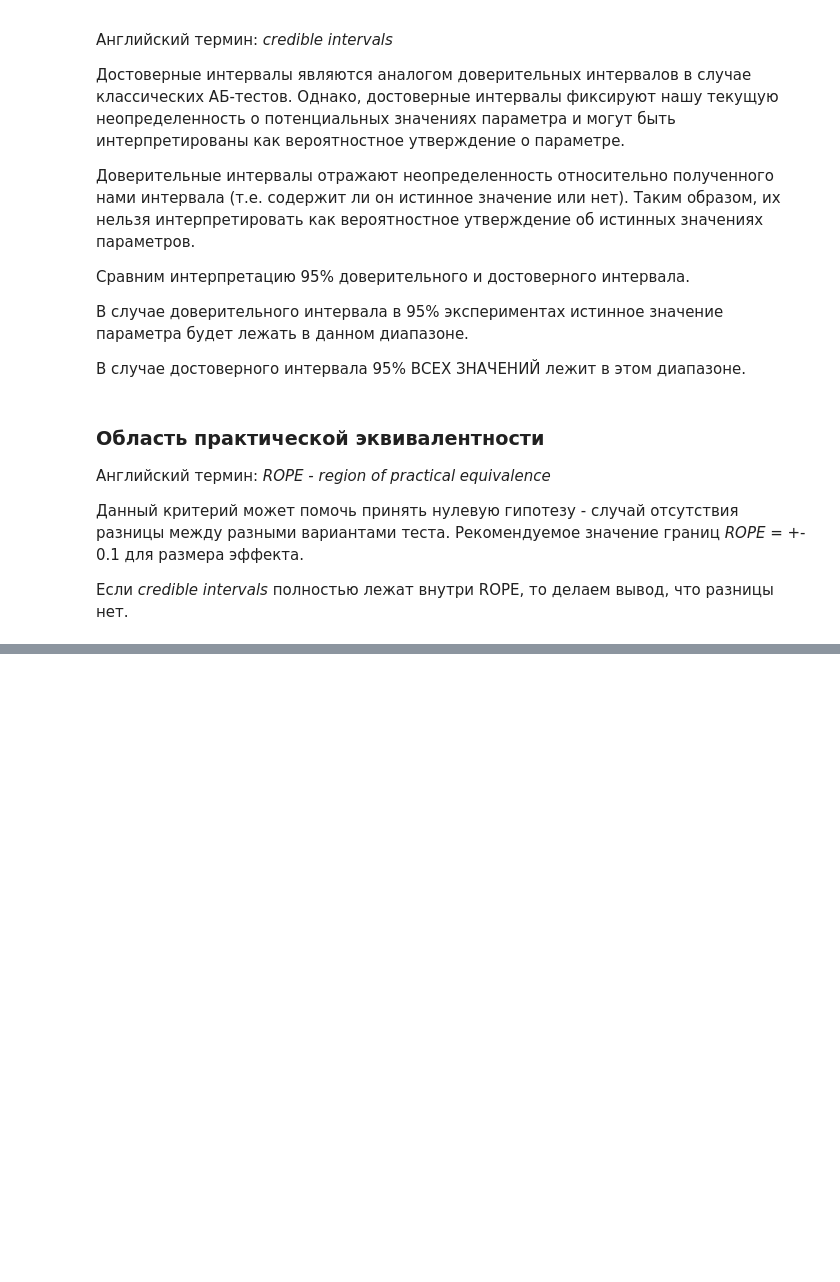
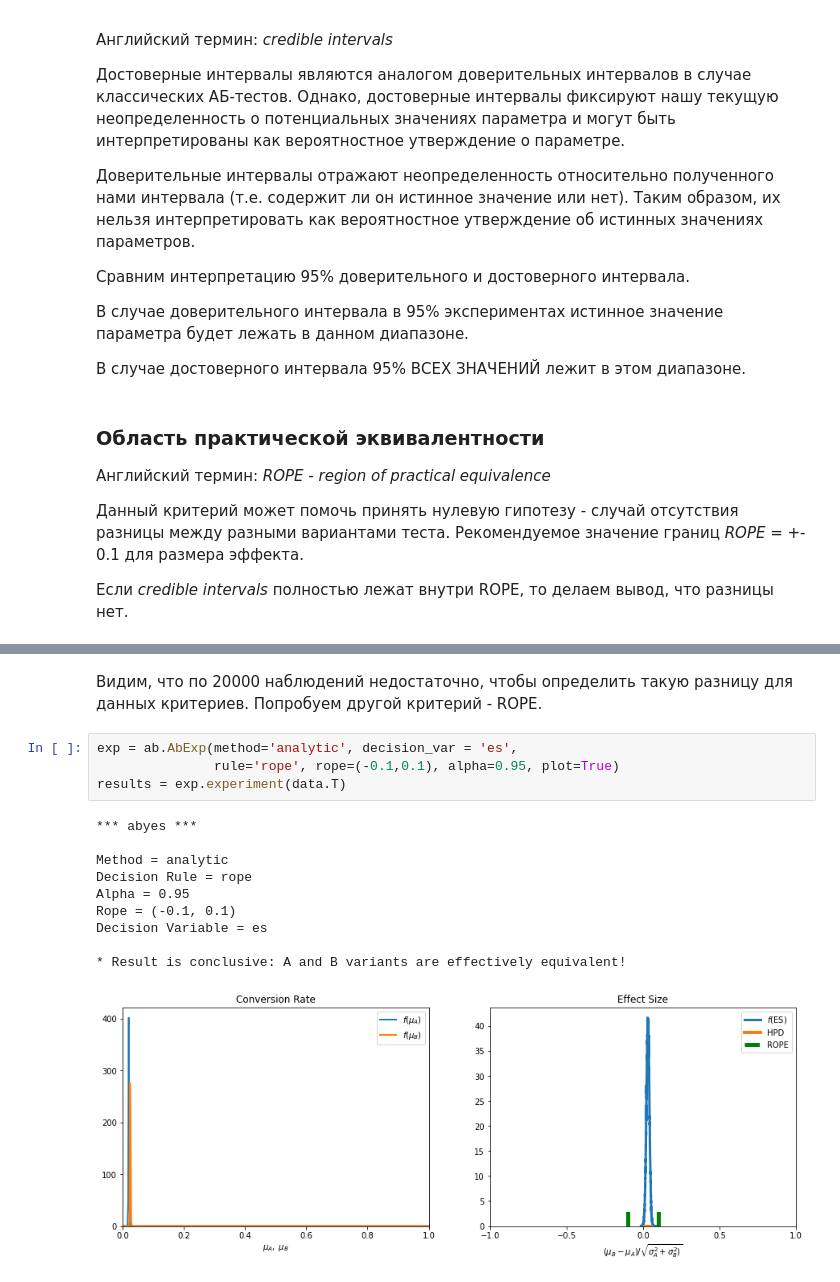
Before and after one commit to iakubovskii7/AB, a Jupyter notebook: Description algorithms/Bayesian_algorithms.ipynb, the cells around one changed output, grey strips where cells are left out. Drawn from its saved outputs; the diff is of its cells as text; blank space fills up the shorter version.

```diff
--- a/Description algorithms/Bayesian_algorithms.ipynb
+++ b/Description algorithms/Bayesian_algorithms.ipynb
@@ -132,0 +157,18 @@ $
+# %% [markdown]
+Видим, что по 20000 наблюдений недостаточно, чтобы определить такую разницу
+для данных критериев. Попробуем другой критерий - ROPE.
+# %%
+exp = ab.AbExp(method='analytic', decision_var = 'es',
+               rule='rope', rope=(-0.1,0.1), alpha=0.95, plot=True)
+results = exp.experiment(data.T)
+# %% [output]
+*** abyes ***
+
+Method = analytic
+Decision Rule = rope
+Alpha = 0.95
+Rope = (-0.1, 0.1)
+Decision Variable = es
+
+* Result is conclusive: A and B variants are effectively equivalent!
+[figure, added]
```
Also changed, not shown: parts of 7 cells of this notebook, 2 other files.
